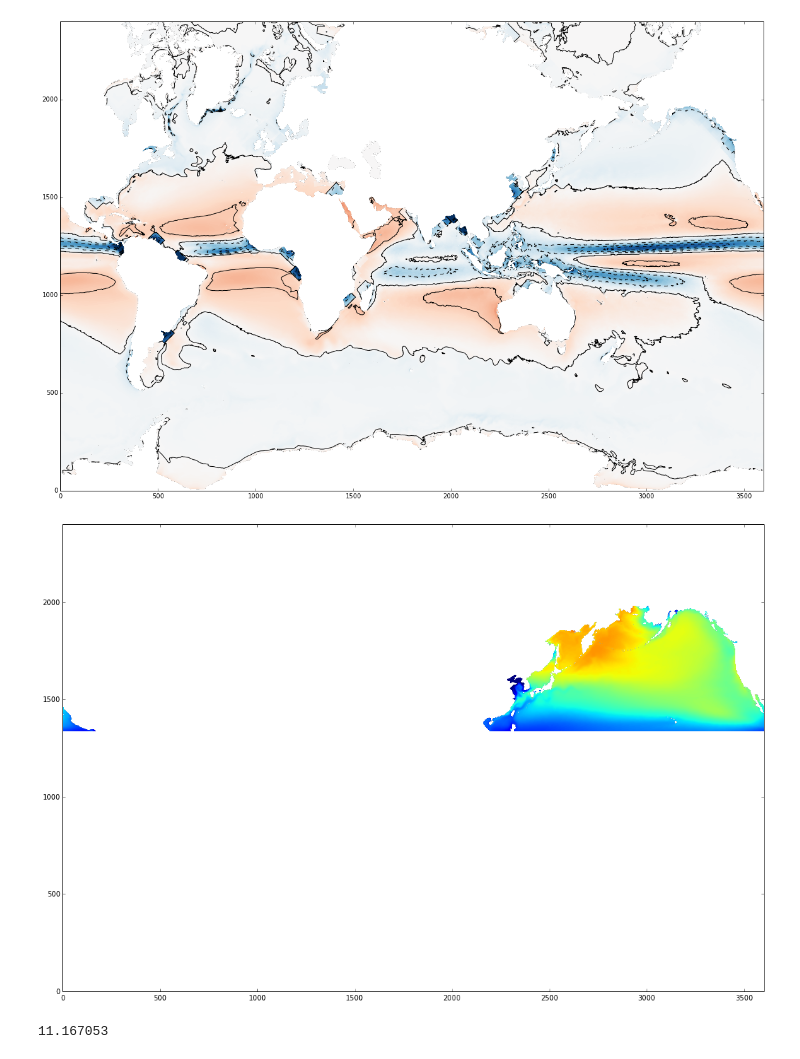
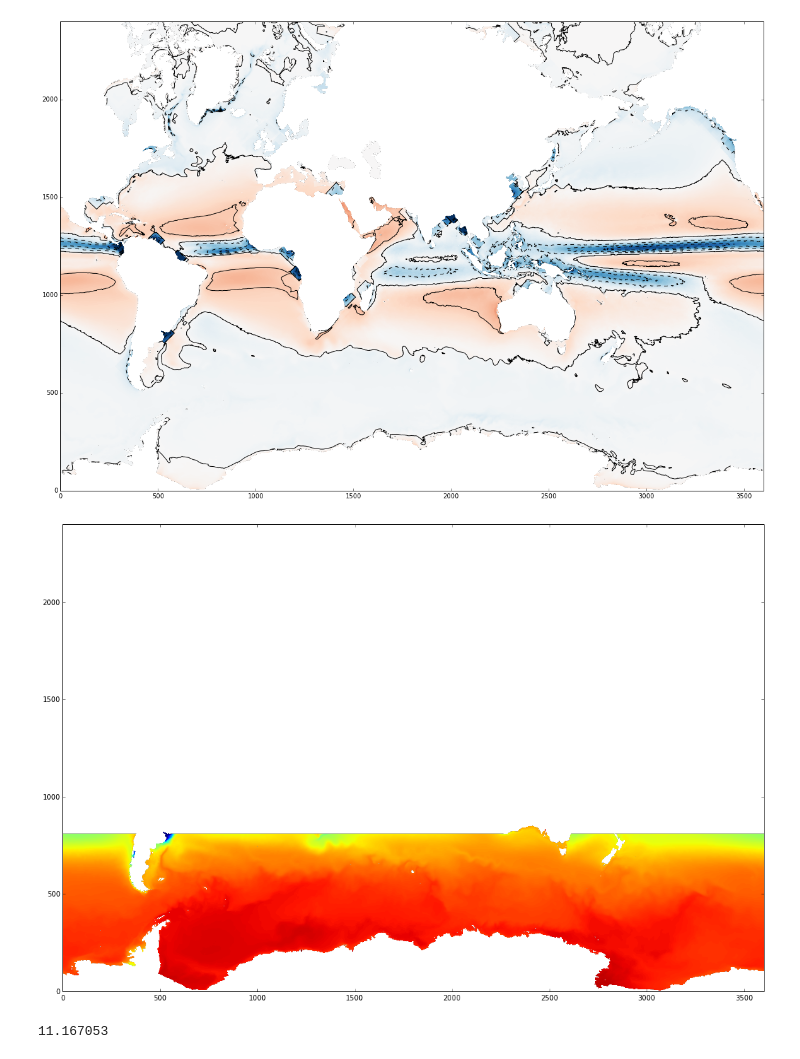
Before and after one commit to rabernat/pop_water_mass, a Jupyter notebook: notebooks/regions.ipynb, the cells around one changed output. Drawn from its saved outputs; the diff is of its cells as text; code cells hidden in the pictures.

```diff
--- a/notebooks/regions.ipynb
+++ b/notebooks/regions.ipynb
@@ -138,10 +140,10 @@ plt.contour(F_salt, np.arange(-4,4,0.5)*1e-6, colors='k')
 [figure]
 [figure]
 # %%
-plt.imshow(npac.mask_field(rho0-1000.))
-plt.clim([20,28])
+plt.imshow(so.mask_field(rho0-1000.))
+plt.clim([20,28.2])
 # %% [output]
-[figure, old version]
+[figure, new version]
 # %%
 npac.mask_field(rho0-1000.).min()
 # %% [output]
```
Also changed, not shown: parts of 5 cells of this notebook, 4 other files.
